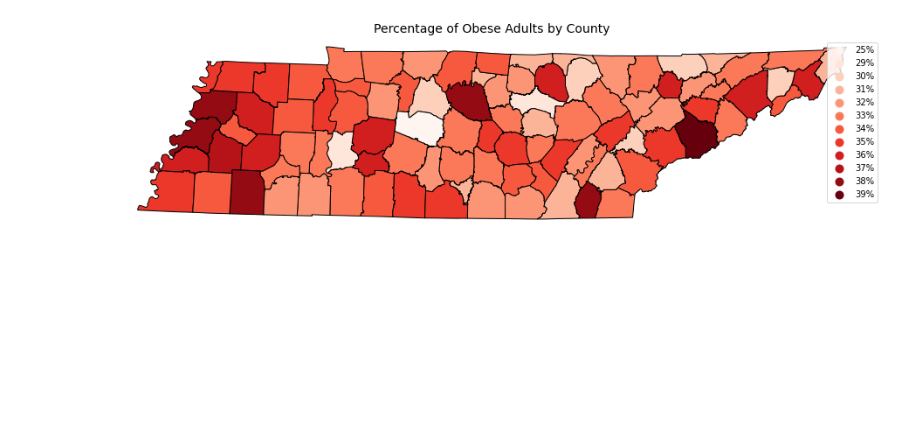
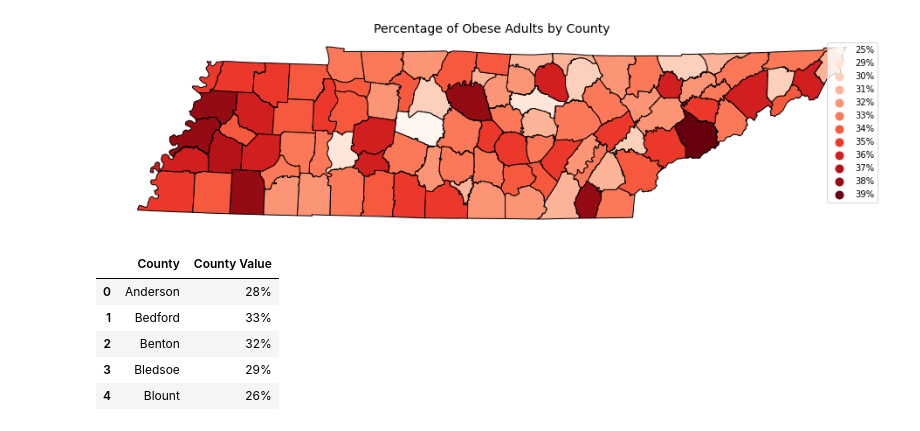
Before and after one commit to abcarlisle22/smile-on-lava-girl, a Jupyter notebook: smile_maps.ipynb, the cells around one changed output. Cells and saved outputs as stored; diff of their text form; code cells hidden in the pictures; blank space fills up the shorter version.

```diff
--- a/smile_maps.ipynb
+++ b/smile_maps.ipynb
@@ -113,3 +113,14 @@ plt.title('Percentage of Obese Adults by County', fontsize = 14)
 ax.axis('off');
 # %% [output]
 [figure]
+# %%
+inactivity = pd.read_csv('./data/adult_inactivity_2019.csv', usecols = ['County',
+                                                                    'County Value'])
+inactivity.head()
+# %% [output]
+|  | County | County Value |
+| 0 | Anderson | 28% |
+| 1 | Bedford | 33% |
+| 2 | Benton | 32% |
+| 3 | Bledsoe | 29% |
+| 4 | Blount | 26% |
```
Also changed, not shown: parts of 3 cells of this notebook.
